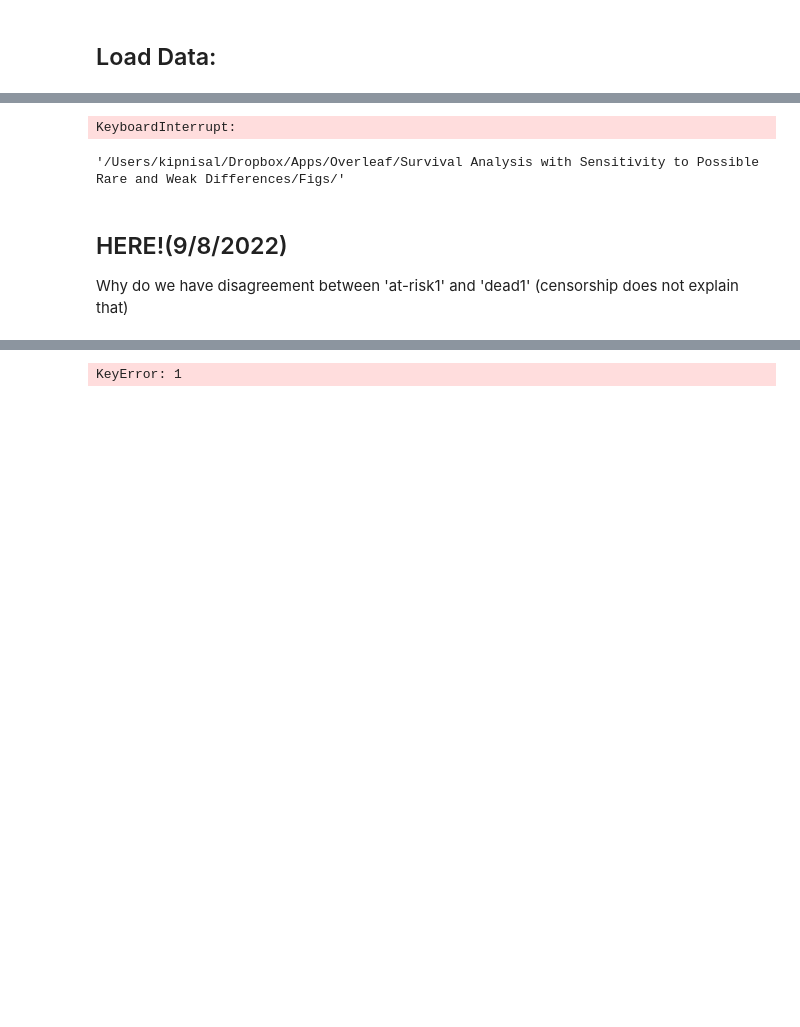
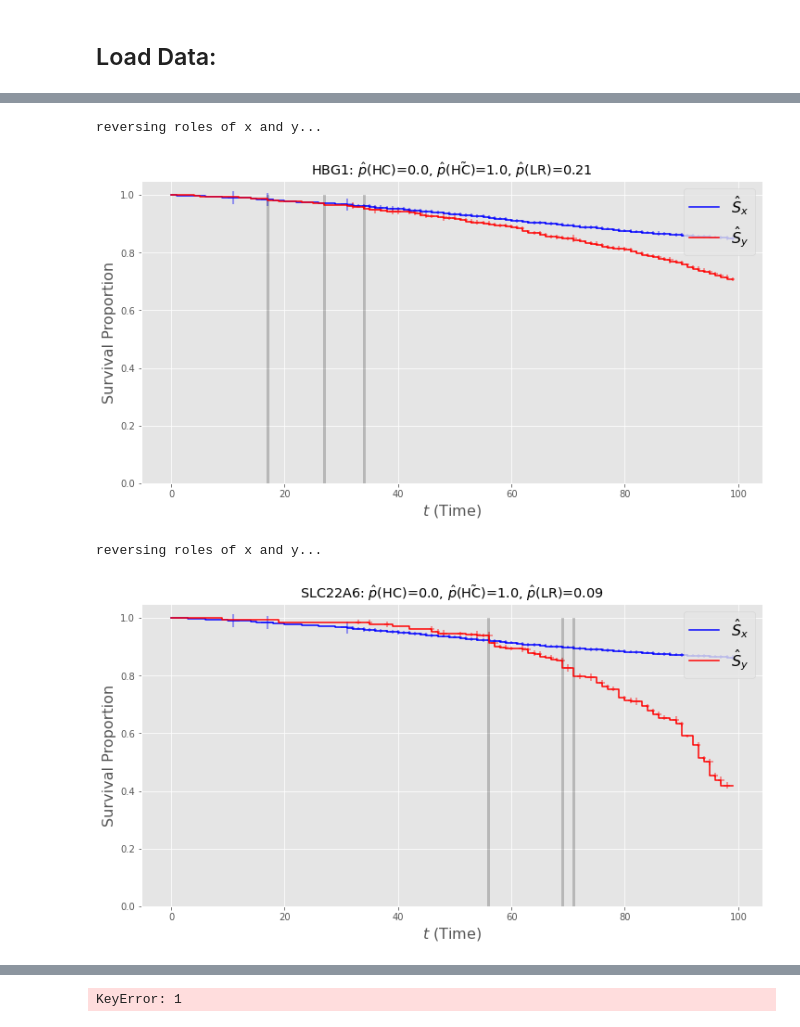
Before and after one commit to alonkipnis/HCHG, a Jupyter notebook: survival_real_data.ipynb, the cells around one changed output, grey strips where cells are left out. Drawn from its saved outputs; the diff is of its cells as text; code cells hidden in the pictures; blank space fills up the shorter version.

```diff
--- a/survival_real_data.ipynb
+++ b/survival_real_data.ipynb
@@ -841,38 +519,26 @@ Also report hc_rev pvalue!
-# %%
-for r in resi.iterrows():
-    gene_name = r[1]['name']
-    dfg = reduce_time_resolution(two_groups_gene(df, gene_name), T)
-
-
-    Nt1, Nt2 = dfg['at-risk1'].values, dfg['at-risk2'].values
-    Ot1, Ot2 = dfg['dead1'].values, dfg['dead2'].values
-
-    stats = evaluate_test_stats(Nt1, Nt2, Ot1, Ot2, stbl=stbl, randomize=False)
-
-    if stats['hc_greater'] < HCt: # reverse groups
-        dfg = dfg.rename(columns={'at-risk1': 'at-risk2', 'at-risk2': 'at-risk1',
-                         'dead1': 'dead2', 'dead2': 'dead1'})
-
-        Nt1, Nt2 = dfg['at-risk1'].values, dfg['at-risk2'].values
-        Ot1, Ot2 = dfg['dead1'].values, dfg['dead2'].values
-        stats = evaluate_test_stats(Nt1, Nt2, Ot1, Ot2,
-                                    stbl=stbl, randomize=False)
-
-
-    pvals = multi_pvals(Nt1, Nt2, Ot1, Ot2, randomize=False)
-    mt = MultiTest(pvals[pvals<1], stbl=stbl) # if not using stbl=False, then sometimes
-    hc, hct = mt.hc(gamma=.5)
-    fpval = find_changes(Nt1, Nt2, Ot1, Ot2,
-                         stbl=stbl)
-    if fpval.sum() > 5:
-        print(gene_name)
-# %% [output]
-KeyboardInterrupt:
-# %%
-remote_dir
-# %% [output]
-'/Users/kipnisal/Dropbox/Apps/Overleaf/Survival Analysis with Sensitivity to Possible Rare and Weak Differences/Figs/'
-# %% [markdown]
-## HERE!(9/8/2022)
-
-Why do we have disagreement between 'at-risk1' and 'dead1' (censorship does not explain that)
+# %%
+plt.rcParams['figure.figsize'] =  [12, 6]
+
+for gene_name in ls_rep:
+    df_disp, dfp = illustrate_survival_curve(df, gene_name, T, stbl=True)
+    plt.savefig(remote_dir + gene_name + ".png")
+    plt.show()
+
+    dfd = df_disp.copy()
+    dfd = dfd.iloc[:, :-2]
+
+    for tag in ['pvalue', 'pvalue_rev']:
+        dfd[tag] = np.round(dfd[tag],3)
+
+    for tag in ['at-risk X', 'at-risk Y', 'events X', 'events Y']:
+        dfd[tag] = dfd[tag].astype(int)
+
+    dfd.index.name = 'time'
+
+    rm_dir = "/Users/kipnisal/Dropbox/Apps/Overleaf/Survival Analysis with Sensitivity to Possible Rare and Weak Differences/csv/"
+    dfd.to_csv(rm_dir + f'{gene_name}.csv')
+# %% [output]
+reversing roles of x and y...
+[figure, added]
+reversing roles of x and y...
+[figure, added]
```
Also changed, not shown: parts of 56 cells of this notebook, 6 other files.
